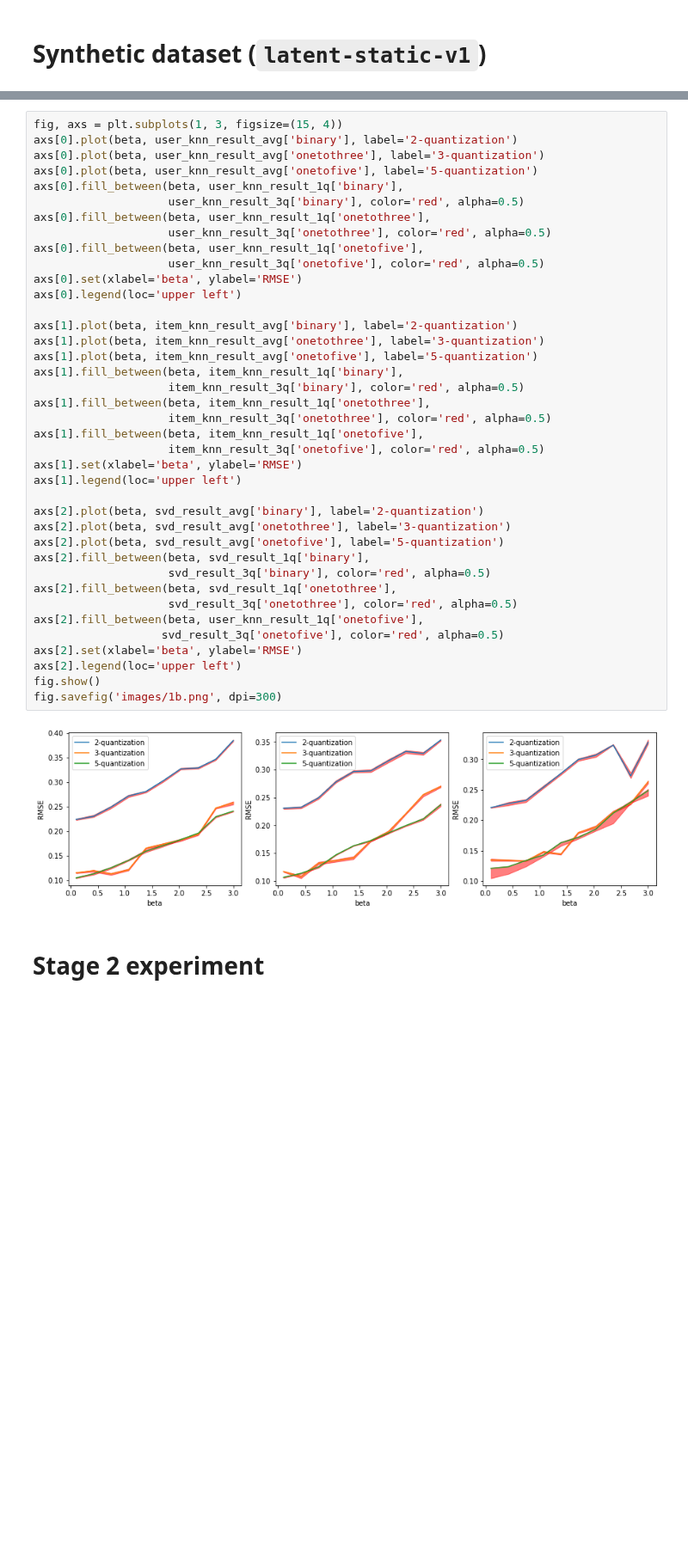
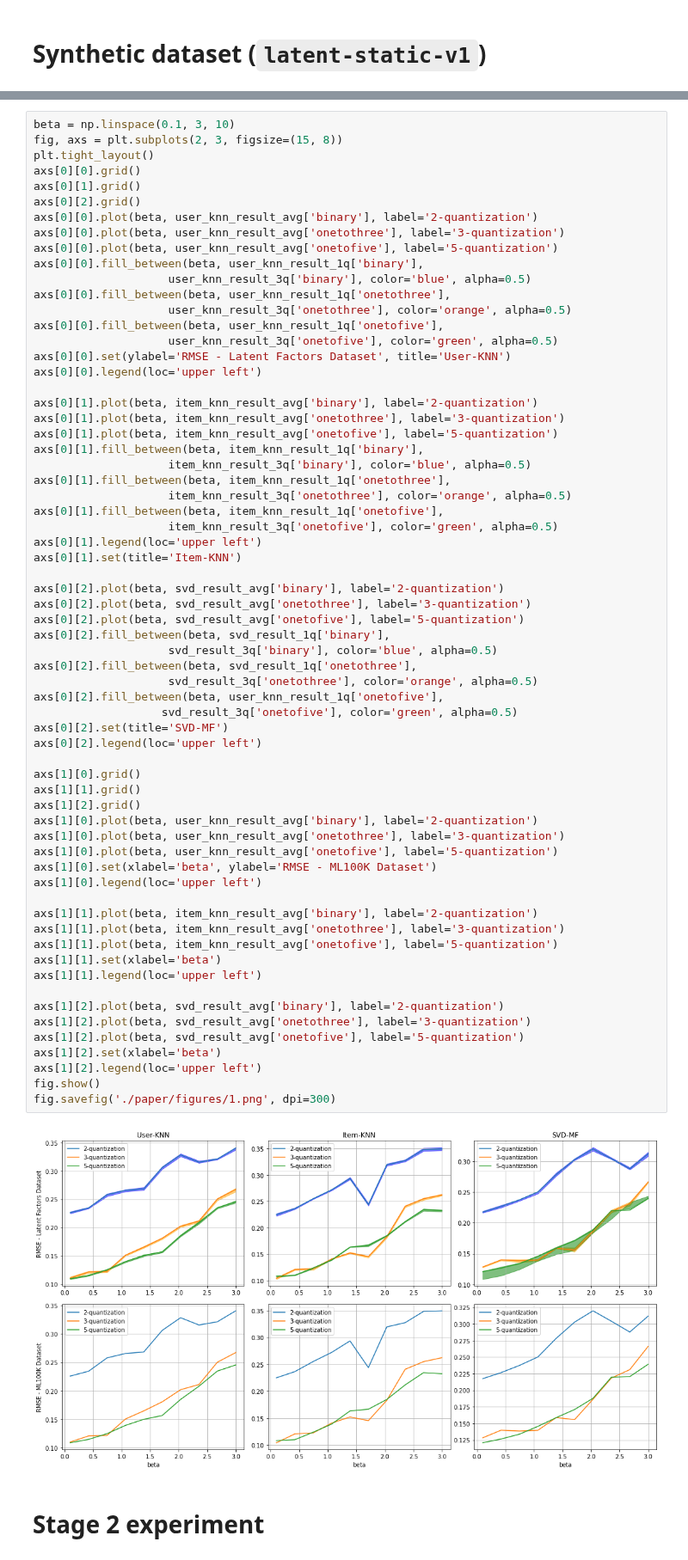
Before and after one commit to fengyuli-dev/debias-recommender, a Jupyter notebook: experiment.ipynb, the cells around one changed output, grey strips where cells are left out. Shown at 86% size. Saved outputs shown, nothing was run; the diff lists cells and outputs as text; blank space fills up the shorter version.

```diff
--- a/experiment.ipynb
+++ b/experiment.ipynb
@@ -347,44 +352,70 @@ RMSE: 0.2482
 # %%
-fig, axs = plt.subplots(1, 3, figsize=(15, 4))
-axs[0].plot(beta, user_knn_result_avg['binary'], label='2-quantization')
-axs[0].plot(beta, user_knn_result_avg['onetothree'], label='3-quantization')
-axs[0].plot(beta, user_knn_result_avg['onetofive'], label='5-quantization')
-axs[0].fill_between(beta, user_knn_result_1q['binary'],
-                    user_knn_result_3q['binary'], color='red', alpha=0.5)
-axs[0].fill_between(beta, user_knn_result_1q['onetothree'],
-                    user_knn_result_3q['onetothree'], color='red', alpha=0.5)
-axs[0].fill_between(beta, user_knn_result_1q['onetofive'],
-                    user_knn_result_3q['onetofive'], color='red', alpha=0.5)
-axs[0].set(xlabel='beta', ylabel='RMSE')
-axs[0].legend(loc='upper left')
+beta = np.linspace(0.1, 3, 10)
+fig, axs = plt.subplots(2, 3, figsize=(15, 8))
+plt.tight_layout()
+axs[0][0].grid()
+axs[0][1].grid()
+axs[0][2].grid()
+axs[0][0].plot(beta, user_knn_result_avg['binary'], label='2-quantization')
+axs[0][0].plot(beta, user_knn_result_avg['onetothree'], label='3-quantization')
+axs[0][0].plot(beta, user_knn_result_avg['onetofive'], label='5-quantization')
+axs[0][0].fill_between(beta, user_knn_result_1q['binary'],
+                    user_knn_result_3q['binary'], color='blue', alpha=0.5)
+axs[0][0].fill_between(beta, user_knn_result_1q['onetothree'],
+                    user_knn_result_3q['onetothree'], color='orange', alpha=0.5)
+axs[0][0].fill_between(beta, user_knn_result_1q['onetofive'],
+                    user_knn_result_3q['onetofive'], color='green', alpha=0.5)
+axs[0][0].set(ylabel='RMSE - Latent Factors Dataset', title='User-KNN')
+axs[0][0].legend(loc='upper left')
 
-axs[1].plot(beta, item_knn_result_avg['binary'], label='2-quantization')
-axs[1].plot(beta, item_knn_result_avg['onetothree'], label='3-quantization')
-axs[1].plot(beta, item_knn_result_avg['onetofive'], label='5-quantization')
-axs[1].fill_between(beta, item_knn_result_1q['binary'],
-                    item_knn_result_3q['binary'], color='red', alpha=0.5)
-axs[1].fill_between(beta, item_knn_result_1q['onetothree'],
-                    item_knn_result_3q['onetothree'], color='red', alpha=0.5)
-axs[1].fill_between(beta, item_knn_result_1q['onetofive'],
-                    item_knn_result_3q['onetofive'], color='red', alpha=0.5)
-axs[1].set(xlabel='beta', ylabel='RMSE')
-axs[1].legend(loc='upper left')
+axs[0][1].plot(beta, item_knn_result_avg['binary'], label='2-quantization')
+axs[0][1].plot(beta, item_knn_result_avg['onetothree'], label='3-quantization')
+axs[0][1].plot(beta, item_knn_result_avg['onetofive'], label='5-quantization')
+axs[0][1].fill_between(beta, item_knn_result_1q['binary'],
+                    item_knn_result_3q['binary'], color='blue', alpha=0.5)
+axs[0][1].fill_between(beta, item_knn_result_1q['onetothree'],
+                    item_knn_result_3q['onetothree'], color='orange', alpha=0.5)
+axs[0][1].fill_between(beta, item_knn_result_1q['onetofive'],
+                    item_knn_result_3q['onetofive'], color='green', alpha=0.5)
+axs[0][1].legend(loc='upper left')
+axs[0][1].set(title='Item-KNN')
 
-axs[2].plot(beta, svd_result_avg['binary'], label='2-quantization')
-axs[2].plot(beta, svd_result_avg['onetothree'], label='3-quantization')
-axs[2].plot(beta, svd_result_avg['onetofive'], label='5-quantization')
-axs[2].fill_between(beta, svd_result_1q['binary'],
-                    svd_result_3q['binary'], color='red', alpha=0.5)
-axs[2].fill_between(beta, svd_result_1q['onetothree'],
-                    svd_result_3q['onetothree'], color='red', alpha=0.5)
-axs[2].fill_between(beta, user_knn_result_1q['onetofive'],
-                   svd_result_3q['onetofive'], color='red', alpha=0.5)
-axs[2].set(xlabel='beta', ylabel='RMSE')
-axs[2].legend(loc='upper left')
+axs[0][2].plot(beta, svd_result_avg['binary'], label='2-quantization')
+axs[0][2].plot(beta, svd_result_avg['onetothree'], label='3-quantization')
+axs[0][2].plot(beta, svd_result_avg['onetofive'], label='5-quantization')
+axs[0][2].fill_between(beta, svd_result_1q['binary'],
+                    svd_result_3q['binary'], color='blue', alpha=0.5)
+axs[0][2].fill_between(beta, svd_result_1q['onetothree'],
+                    svd_result_3q['onetothree'], color='orange', alpha=0.5)
+axs[0][2].fill_between(beta, user_knn_result_1q['onetofive'],
+                   svd_result_3q['onetofive'], color='green', alpha=0.5)
+axs[0][2].set(title='SVD-MF')
+axs[0][2].legend(loc='upper left')
+
+axs[1][0].grid()
+axs[1][1].grid()
+axs[1][2].grid()
+axs[1][0].plot(beta, user_knn_result_avg['binary'], label='2-quantization')
+axs[1][0].plot(beta, user_knn_result_avg['onetothree'], label='3-quantization')
+axs[1][0].plot(beta, user_knn_result_avg['onetofive'], label='5-quantization')
+axs[1][0].set(xlabel='beta', ylabel='RMSE - ML100K Dataset')
+axs[1][0].legend(loc='upper left')
+
+axs[1][1].plot(beta, item_knn_result_avg['binary'], label='2-quantization')
+axs[1][1].plot(beta, item_knn_result_avg['onetothree'], label='3-quantization')
+axs[1][1].plot(beta, item_knn_result_avg['onetofive'], label='5-quantization')
+axs[1][1].set(xlabel='beta')
+axs[1][1].legend(loc='upper left')
+
+axs[1][2].plot(beta, svd_result_avg['binary'], label='2-quantization')
+axs[1][2].plot(beta, svd_result_avg['onetothree'], label='3-quantization')
+axs[1][2].plot(beta, svd_result_avg['onetofive'], label='5-quantization')
+axs[1][2].set(xlabel='beta')
+axs[1][2].legend(loc='upper left')
 fig.show()
-fig.savefig('images/1b.png', dpi=300)
+fig.savefig('./paper/figures/1.png', dpi=300)
 # %% [output]
-[figure, old version]
+[figure, new version]
 # %% [markdown]
 # Stage 2 experiment
 # %% [markdown]
```
Also changed, not shown: parts of 8 cells of this notebook, 11 other files.
